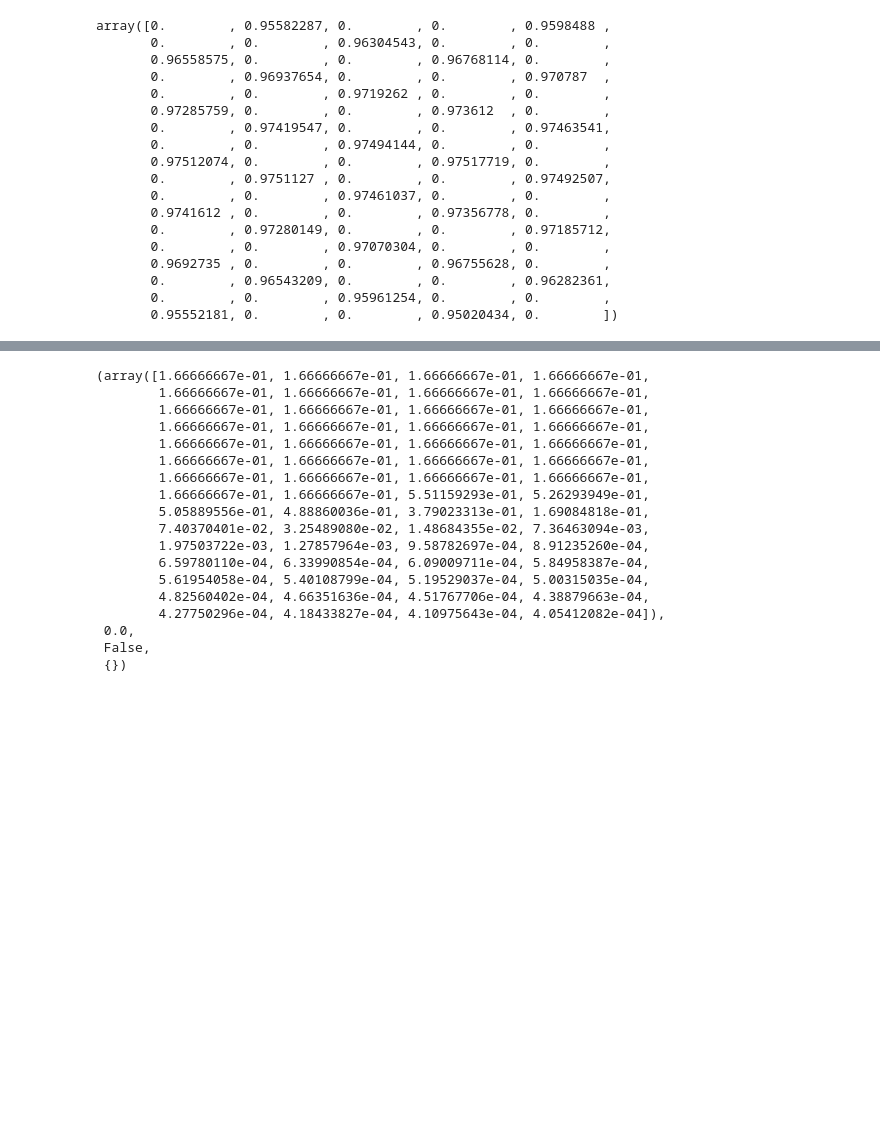
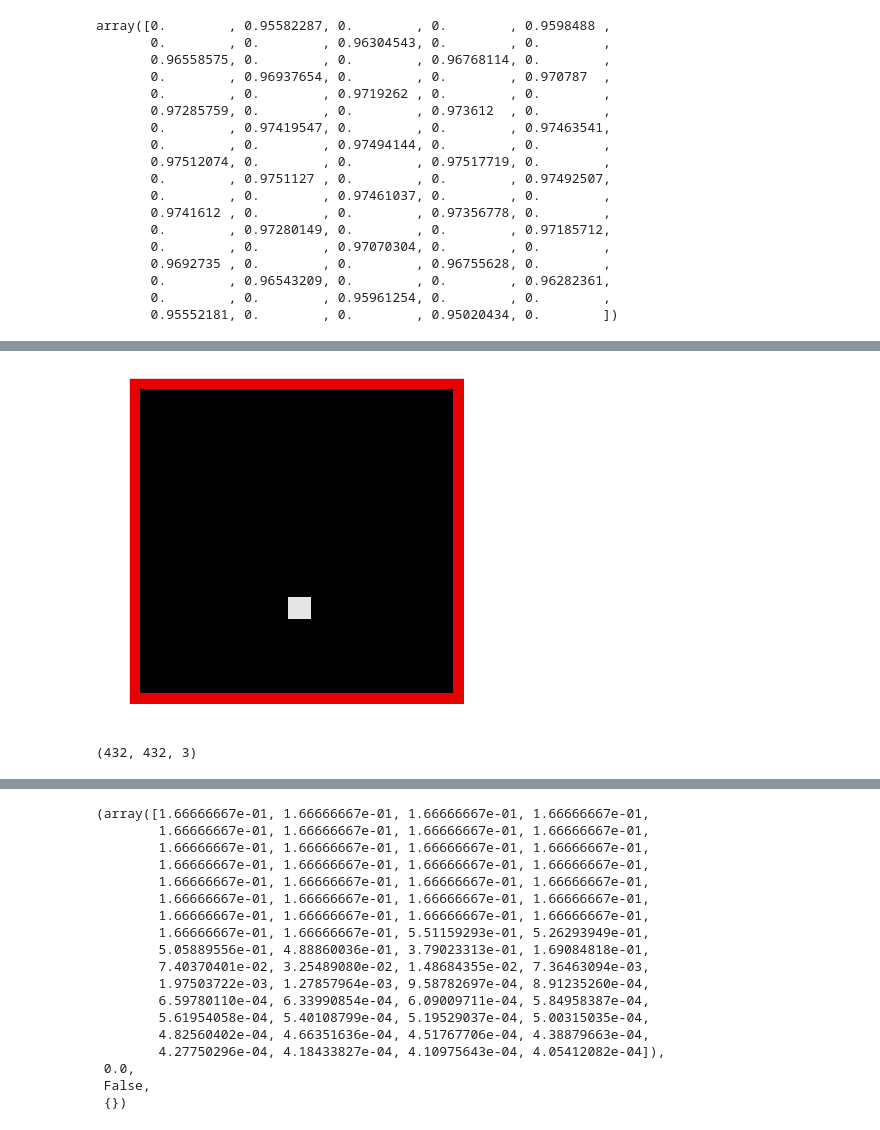
Before and after one commit to liuandrew/training-rl-algo, a Jupyter notebook: write_and_test/test_env_training.ipynb, the cells around one changed output, grey strips where cells are left out. Cells and saved outputs as stored; diff of their text form; code cells hidden in the pictures; blank space fills up the shorter version.

```diff
--- a/write_and_test/test_env_training.ipynb
+++ b/write_and_test/test_env_training.ipynb
@@ -962,2 +975,0 @@ class NavEnv(gym.Env):
-# %%
-env = NavEnv(max_steps=400, num_objects=0 )
@@ -968,0 +1932,44 @@ Hello from the pygame community. https://www.pygame.org/contribute.html
+# %%
+for i in range(10):
+    fig, ax = plt.subplots(1,1,figsize=(6,6), frameon=False)
+    canvas = FigureCanvas(fig)
+    # ax.axis('off')
+    ax.margins(0)
+    ax.set_xlim([0, 300])
+    ax.set_ylim([0, 300])
+
+    for box in env.boxes:
+        box.draw(ax)
+
+    # fig.canvas.draw()
+    # image_from_plot = np.frombuffer(fig.canvas.tostring_rgb(), dtype=np.uint8)
+    # image_from_plot = image_from_plot.reshape(fig.canvas.get_width_height()[::-1] + (3,))
+    canvas.draw()
+    image = np.frombuffer(canvas.tostring_rgb(), dtype='uint8').reshape(canvas.get_width_height()[::-1]+(3,))
+    # plt.close()
+# %%
+fig, ax = plt.subplots(1,1,figsize=(6,6), frameon=False)
+canvas = FigureCanvas(fig)
+# ax.axis('off')
+# plt.axis('off')
+# ax.get_xaxis().set_visible('False')
+# ax.get_yaxis().set_visible('False')
+# ax.margins(0)
+ax.set_xlim([0, 300])
+ax.set_ylim([0, 300])
+
+for box in env.boxes:
+    box.draw(ax)
+
+fig.canvas.draw()
+image_from_plot = np.frombuffer(fig.canvas.tostring_rgb(), dtype=np.uint8)
+image_from_plot = image_from_plot.reshape(fig.canvas.get_width_height()[::-1] + (3,))
+# canvas.draw()
+# image = np.frombuffer(canvas.tostring_rgb(), dtype='uint8').reshape(canvas.get_width_height()[::-1]+(3,))
+# plt.close()
+# %% [output]
+[figure, added]
+# %%
+image.shape
+# %% [output]
+(432, 432, 3)
```
Also changed, not shown: parts of 42 cells of this notebook, 3 other files.
